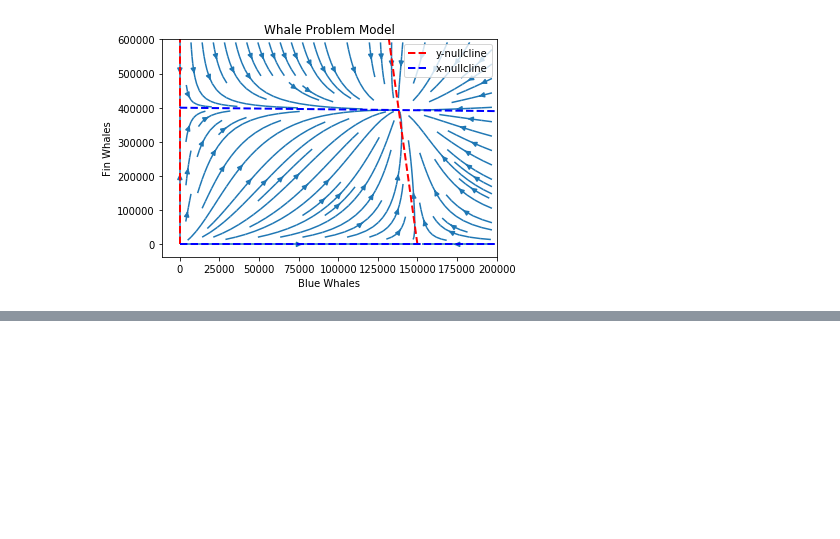
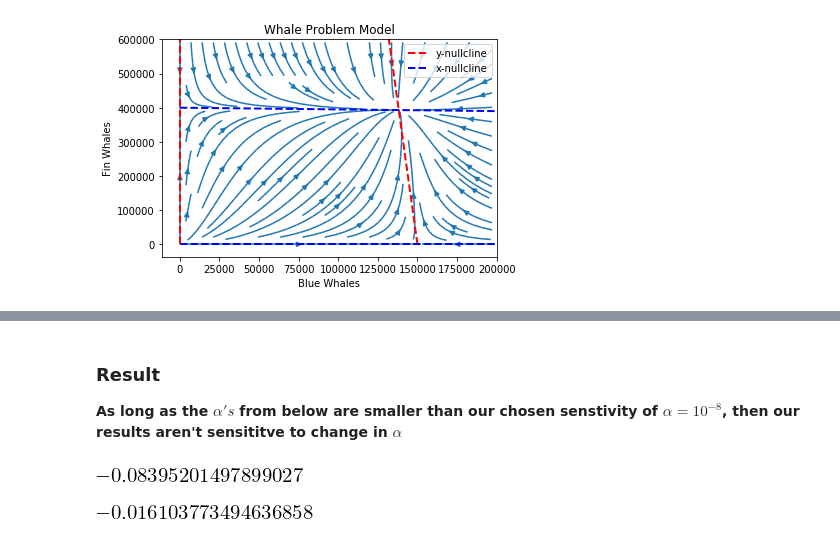
Before and after one commit to cbamedjonekou/cbamedjonekou.github.io, a Jupyter notebook: Labs/MAT 4880-D692 (Math Modeling II)/MAT 4880-D692 (Math Modeling II) Whale Problem 2.ipynb, the cells around one changed output, grey strips where cells are left out. Saved outputs shown, nothing was run; the diff lists cells and outputs as text; code cells hidden in the pictures; blank space fills up the shorter version.

```diff
--- a/Labs/MAT 4880-D692 (Math Modeling II)/MAT 4880-D692 (Math Modeling II) Whale Problem 2.ipynb
+++ b/Labs/MAT 4880-D692 (Math Modeling II)/MAT 4880-D692 (Math Modeling II) Whale Problem 2.ipynb
@@ -196,0 +270,32 @@ ax1.streamplot(X, Y, U, V)
+# %%
+def sense_B(a):
+    """Calculates sensitivity of the Blue Whale population in terms of 'alpha'."""
+    num1 = 6.66666666666667*m.pow(10,-6)*a
+    num2 = 15000000000000.0*m.pow(a,2)-1.0
+    subnum1 = (4.5*m.pow(10,18)*a*(8000000.0*a - 1.0))/m.pow((15000000000000.0*m.pow(a,2) - 1.0), 2)
+    subnum2 = 1200000000000.0/(15000000000000.0*m.pow(a,2) - 1.0)
+    num3 = -subnum1 + subnum2
+    denom = 8000000.0*a - 1.0
+    return (num1 * num2 * num3)/denom
+
+def sense_F(a):
+    """Calculates sensitivity of the Fin Whale population in terms of 'alpha'."""
+    num1 = a
+    num2 = 15000000000000.0*m.pow(a,2)-1.0
+    subnum1 = (30000000000000.0*a*(750000000000.0*a - 400000.0))/m.pow((15000000000000.0*m.pow(a,2) - 1.0), 2)
+    subnum2 = 750000000000.0/(15000000000000.0*m.pow(a,2) - 1.0)
+    num3 = -subnum1 + subnum2
+    denom = 750000000000.0*a - 400000.0
+    return (num1 * num2 * num3)/denom
+# %% [markdown]
+### Result
+
+**As long as the $\alpha 's$ from below are smaller than our chosen senstivity of $\alpha = 10^{-8}$, then our results aren't sensititve to change in $\alpha$**
+# %%
+sense_B(m.pow(10, -8))
+# %% [output]
+[figure, added]
+# %%
+sense_F(m.pow(10, -8))
+# %% [output]
+[figure, added]
```
Also changed, not shown: parts of 11 cells of this notebook, 1 other file.
